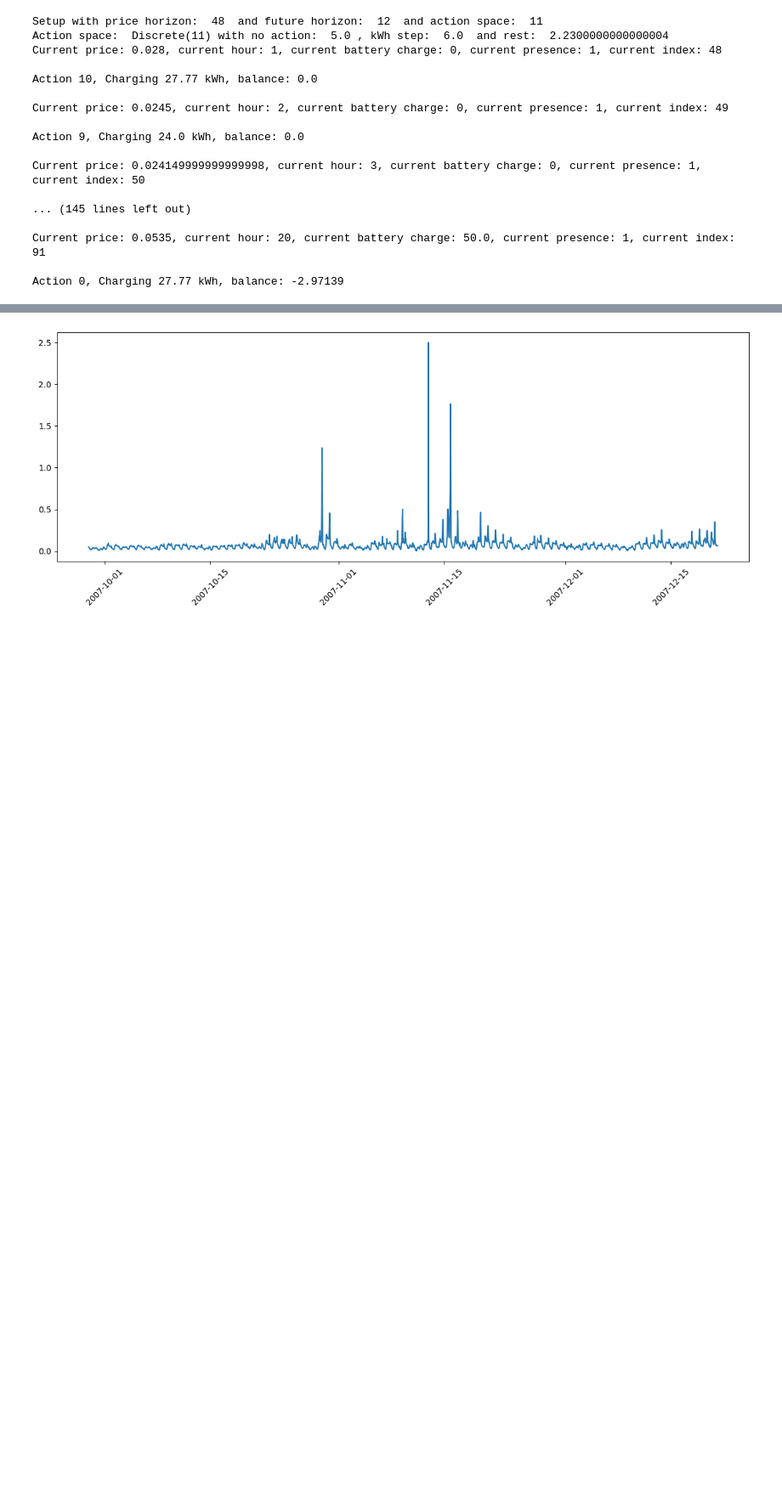
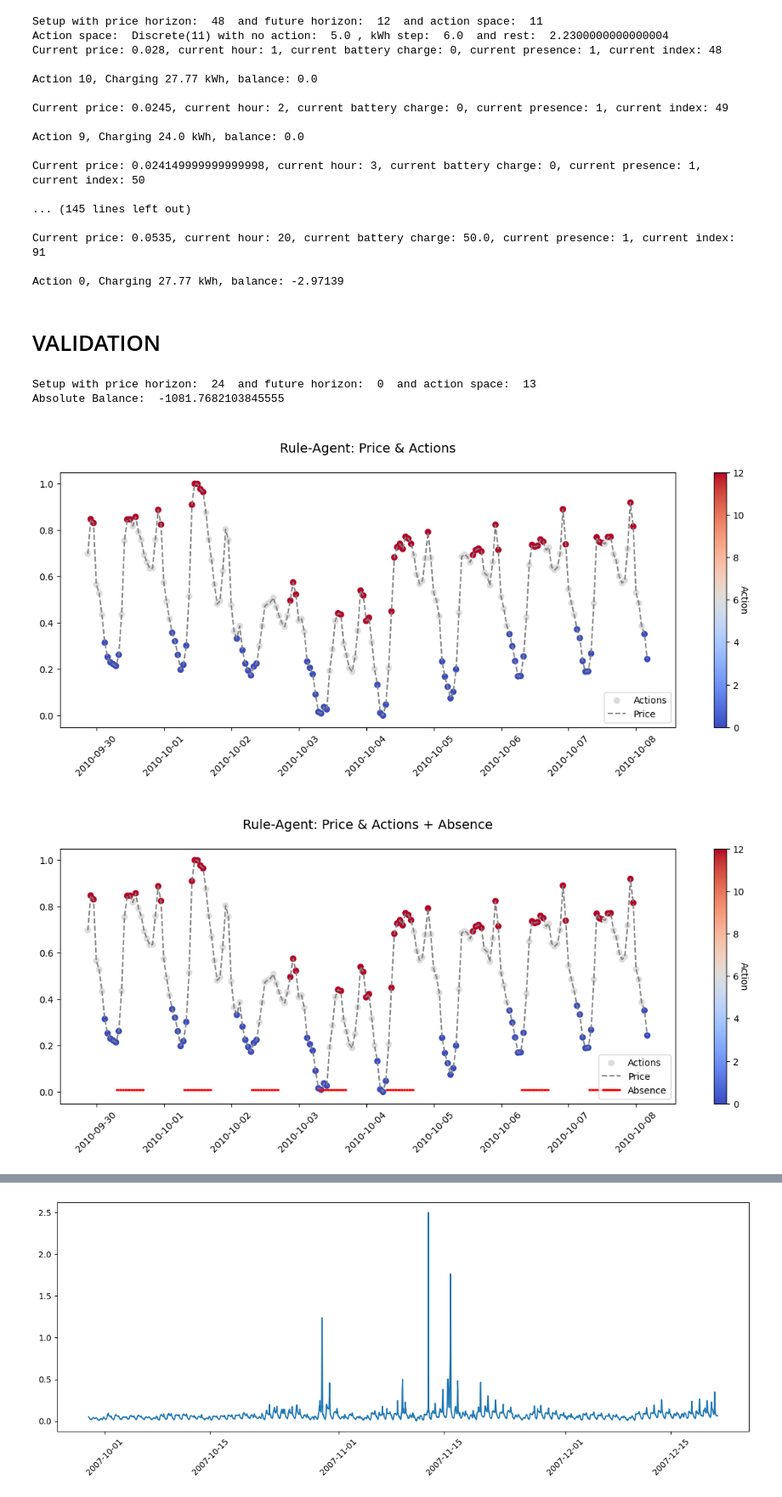
Before and after one commit to MaxFeucht/BatteryGrid, a Jupyter notebook: PRL.ipynb, the cells around one changed output, grey strips where cells are left out. Shown at 85% size. Saved outputs shown, nothing was run; the diff lists cells and outputs as text; code cells hidden in the pictures; blank space fills up the shorter version.

```diff
--- a/PRL.ipynb
+++ b/PRL.ipynb
@@ -244,3 +258,28 @@ Current price: 0.024149999999999998, current hour: 3, current battery charge: 0,
 Current price: 0.0535, current hour: 20, current battery charge: 50.0, current presence: 1, current index: 91
 
 Action 0, Charging 27.77 kWh, balance: -2.97139
+# %% [markdown]
+# VALIDATION
+# %%
+# Evaluate Rule-Based Agent
+price_horizon = 24
+df = val
+
+rule_env_val = gym.make('gym_env/BatteryGrid-v0', disable_env_checker=True)
+rule_env_val.setup(df, price_horizon=price_horizon, action_classes = 13)
+eval_rule_val = RuleEvaluation(df, rule_env_val)
+eval_rule_val.evaluate(low_quantile = 0.25, high_quantile = 0.75)
+
+#Visualize DDQN Agent
+plot_range = [6500, 6700]
+
+plotter = Plotter(eval_rule_val, range = plot_range)
+plotter.plot_actions(battery = False, balance=False, absence = False)
+plotter.plot_actions(battery = False, balance=False, absence = True)
+plotter.plot_actions(battery = False, balance=True, absence = True)
+plotter.plot_actions(battery = True, balance=True, absence = True)
+# %% [output]
+Setup with price horizon:  24  and future horizon:  0  and action space:  13
+Absolute Balance:  -1081.7682103845555
+[figure, added]
+[figure, added]
```
Also changed, not shown: parts of 8 cells of this notebook, 5 other files.
